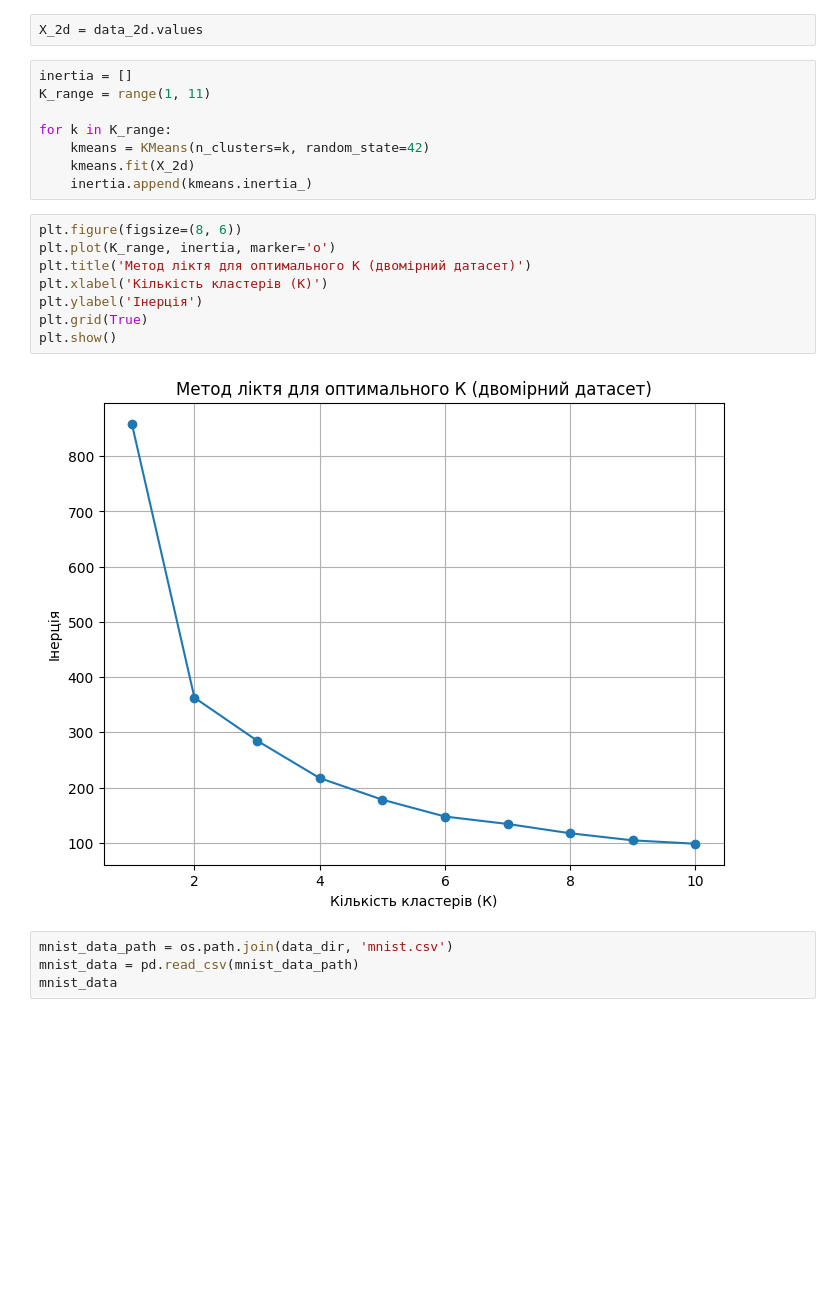
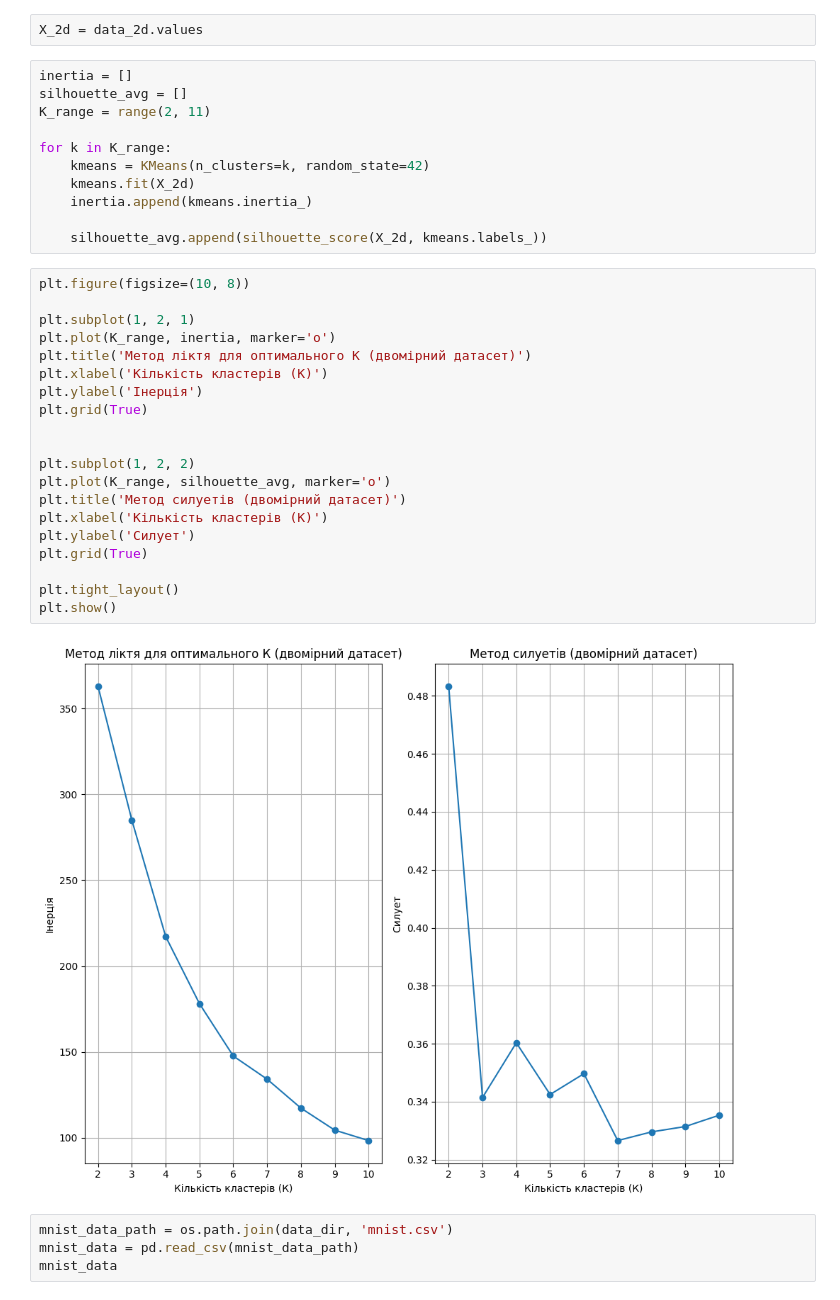
Before and after one commit to Anastasya2701/GOIT-KATRUSHENKO, a Jupyter notebook: HW6/HW6.ipynb, the cells around one changed output. Saved outputs shown, nothing was run; the diff lists cells and outputs as text; blank space fills up the shorter version.

```diff
--- a/HW6/HW6.ipynb
+++ b/HW6/HW6.ipynb
@@ -31,22 +32,37 @@ data_2d.head()
 X_2d = data_2d.values
 # %%
 inertia = []
-K_range = range(1, 11)
+silhouette_avg = []
+K_range = range(2, 11)
 
 for k in K_range:
     kmeans = KMeans(n_clusters=k, random_state=42)
     kmeans.fit(X_2d)
     inertia.append(kmeans.inertia_)
+
+    silhouette_avg.append(silhouette_score(X_2d, kmeans.labels_))
 # %%
-plt.figure(figsize=(8, 6))
+plt.figure(figsize=(10, 8))
+
+plt.subplot(1, 2, 1)
 plt.plot(K_range, inertia, marker='o')
 plt.title('Метод ліктя для оптимального К (двомірний датасет)')
 plt.xlabel('Кількість кластерів (К)')
 plt.ylabel('Інерція')
 plt.grid(True)
+
+
+plt.subplot(1, 2, 2)
+plt.plot(K_range, silhouette_avg, marker='o')
+plt.title('Метод силуетів (двомірний датасет)')
+plt.xlabel('Кількість кластерів (К)')
+plt.ylabel('Силует')
+plt.grid(True)
+
+plt.tight_layout()
 plt.show()
 # %% [output]
-[figure, old version]
+[figure, new version]
 # %%
 mnist_data_path = os.path.join(data_dir, 'mnist.csv')
 mnist_data = pd.read_csv(mnist_data_path)
```
Also changed, not shown: parts of 5 cells of this notebook.
